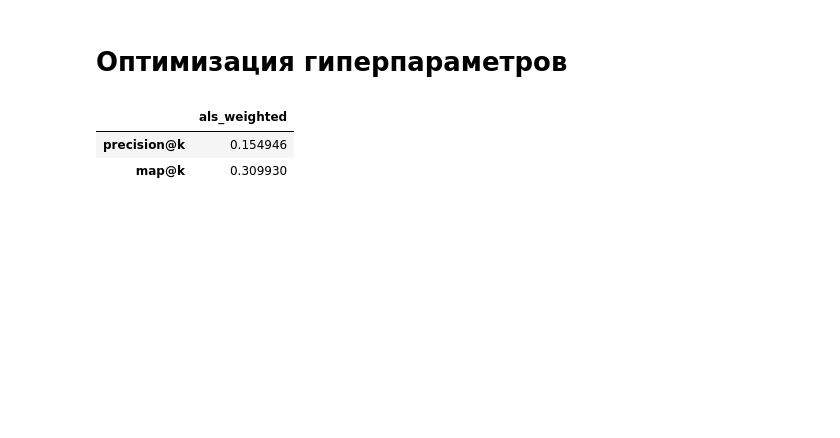
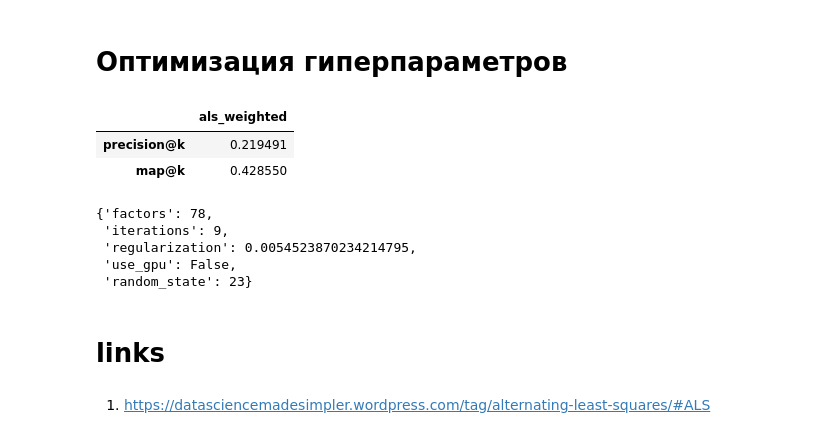
Before and after one commit to j2cry/gb_recommends, a Jupyter notebook: hw3/hw3.ipynb, the cells around one changed output. Saved outputs shown, nothing was run; the diff lists cells and outputs as text; code cells hidden in the pictures; blank space fills up the shorter version.

```diff
--- a/hw3/hw3.ipynb
+++ b/hw3/hw3.ipynb
@@ -488,25 +502,38 @@ def objective(params):
     return 1 / compare_metrics(res)['als_weighted']['precision@k']
 # %%
 # define a search space
-search_space = {'factors': 5 + hp.randint('factors', 70),
-                # 'regularization': hp.uniform('regularization', 0, 0.05),
+search_space = {'factors': 5 + hp.randint('factors', 100),
+                'regularization': hp.uniform('regularization', 0, 0.05),
                 'iterations': 10 + hp.randint('iterations', 20),
                 }
 
 static_params = {'use_gpu': False,
                  'random_state': 23,
-                'regularization': 0.001,
+                # 'regularization': 0.001,
                  }
 # %%
 # searching
-best = fmin(objective, search_space, algo=tpe.suggest, max_evals=5)
+best = fmin(objective, search_space, algo=tpe.suggest, max_evals=30)
 best.update(static_params)
 # %%
 # final metric
-compare_metrics(check_model(uim_w, best, recommender_params, true_values.copy(), 'als_weighted'))
+metrics = compare_metrics(check_model(uim_w, best, recommender_params, true_values.copy(), 'als_weighted'))
+metrics
 # %% [output]
 |  | als_weighted |
-| precision@k | 0.154946 |
-| map@k | 0.309930 |
+| precision@k | 0.219491 |
+| map@k | 0.428550 |
+# %%
+best
+# %% [output]
+{'factors': 78,
+ 'iterations': 9,
+ 'regularization': 0.0054523870234214795,
+ 'use_gpu': False,
+ 'random_state': 23}
+# %% [markdown]
+# links
+# %% [markdown]
+1) https://datasciencemadesimpler.wordpress.com/tag/alternating-least-squares/#ALS
 # %%
 #
```
Also changed, not shown: parts of 23 cells of this notebook, 2 other files.
